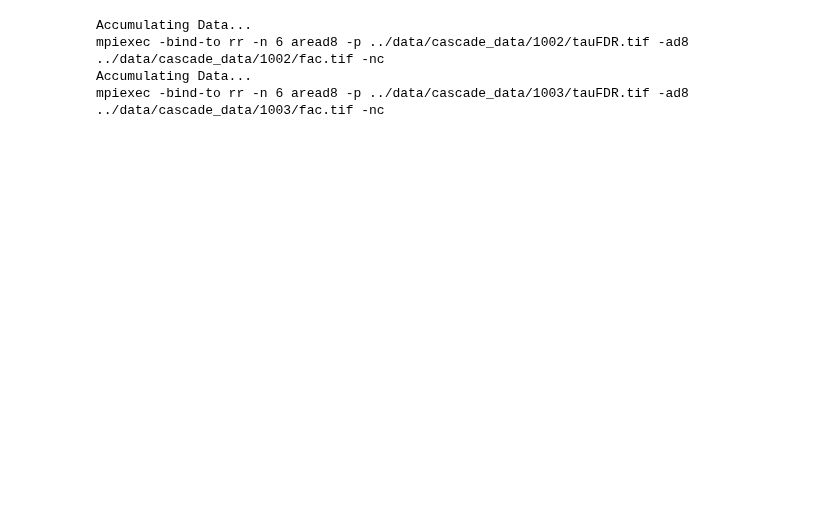
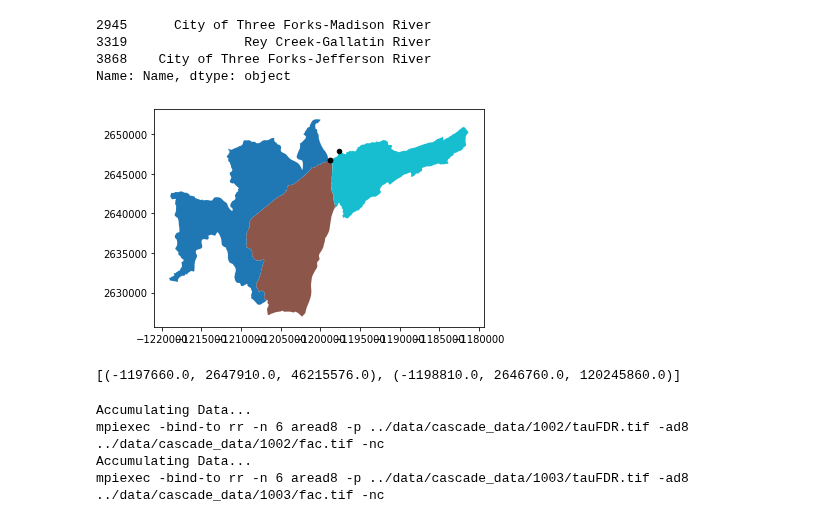
Before and after one commit to usgs/water-fcpg-tools, a Jupyter notebook: explore_cascade.ipynb, the cells around one changed output. Drawn from its saved outputs; the diff is of its cells as text; code cells hidden in the pictures; blank space fills up the shorter version.

Commit message:
working cascade prototype, works with multiple cascade points between HUC4's; however, FDR is wrong at the beginning of the missouri in 1003 so the cascade doesn't actually work...

```diff
--- a/explore_cascade.ipynb
+++ b/explore_cascade.ipynb
@@ -60,0 +61,7 @@ wbd.head()
+# %%
+pourBasins['Name']
+# %% [output]
+2945      City of Three Forks-Madison River
+3319               Rey Creek-Gallatin River
+3868    City of Three Forks-Jefferson River
+Name: Name, dtype: object
@@ -61,3 +143,11 @@ wbd.head()
+# %%
+finalPoints = findPourPoints(pourBasins,upfacfl, upfdrfl, plotBasins=True)
+# %% [output]
+[figure, added]
+# %%
+finalPoints
+# %% [output]
+[(-1197660.0, 2647910.0, 46215576.0), (-1198810.0, 2646760.0, 120245860.0)]
 # %%
 upstream = '1002' # upstream hydrologic region
 downstream = '1003' # downstream hydrologic region
```
Also changed, not shown: parts of 26 cells of this notebook, 1 other file.
